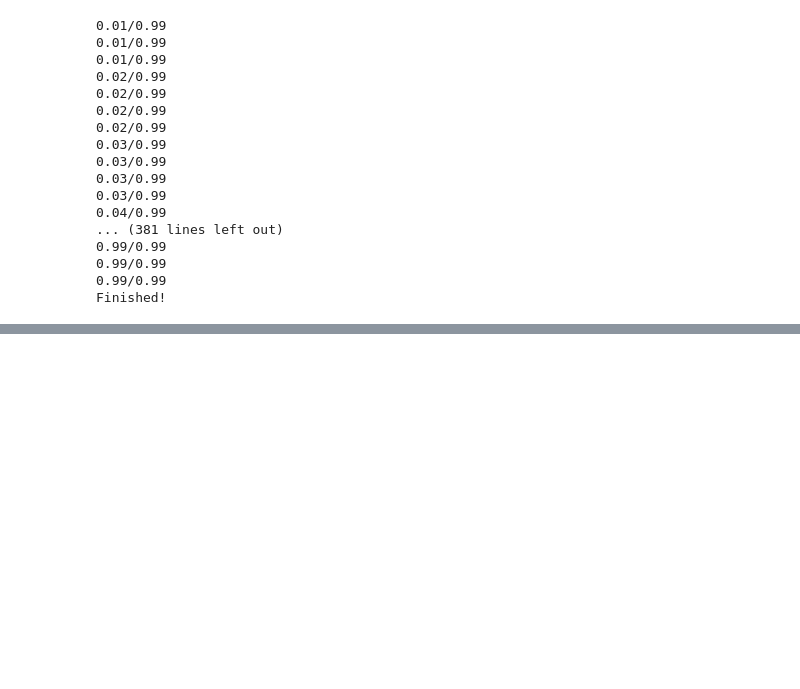
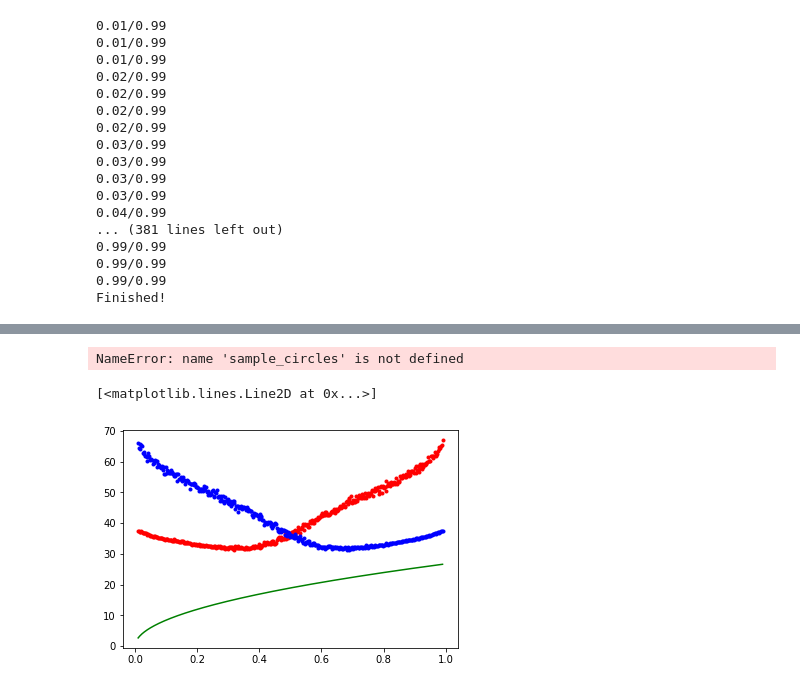
Before and after one commit to AthomsG/Schelling_Model_Central_Tolerance, a Jupyter notebook: Projeto/Schelling Model/Schelling.ipynb, the cells around one changed output, grey strips where cells are left out. Saved outputs shown, nothing was run; the diff lists cells and outputs as text; code cells hidden in the pictures; blank space fills up the shorter version.

```diff
--- a/Projeto/Schelling Model/Schelling.ipynb
+++ b/Projeto/Schelling Model/Schelling.ipynb
@@ -131,0 +133,12 @@ plt.plot(f1s, avg_r_blu_2, '.', color='blue')
+# %%
+avg_sampled = sample_circles(N,f1s,density)
+# %% [output]
+NameError: name 'sample_circles' is not defined
+# %%
+plt.plot(f1s, avg_r_red_2, '.', color='red')
+plt.plot(f1s, avg_r_blu_2, '.', color='blue')
+plt.plot(f1s, [get_r_circle(N, density, f1_) for f1_ in f1s], color='green')
+plt.plot(f1s, avg_sampled, '.', color='magenta')
+# %% [output]
+[<matplotlib.lines.Line2D at 0x...>]
+[figure, added]
```
Also changed, not shown: parts of 4 cells of this notebook, 2 other files.
